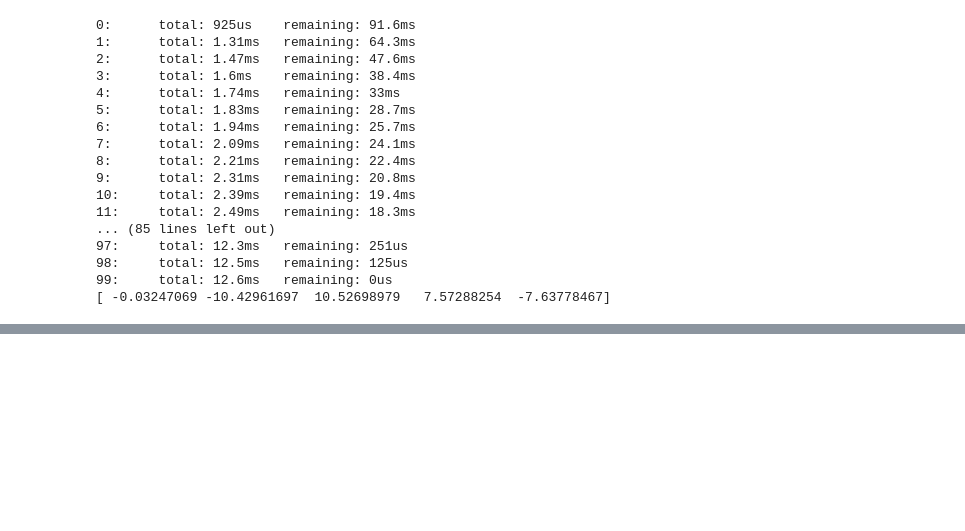
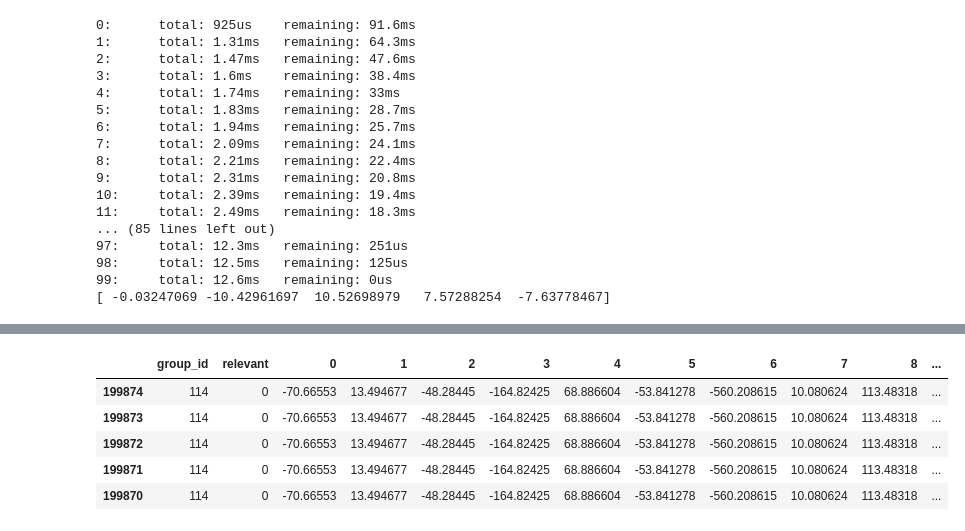
Before and after one commit to 9yx/matching, a Jupyter notebook: matching.ipynb, the cells around one changed output, grey strips where cells are left out. Saved outputs shown, nothing was run; the diff lists cells and outputs as text; code cells hidden in the pictures; blank space fills up the shorter version.

```diff
--- a/matching.ipynb
+++ b/matching.ipynb
@@ -916,0 +870,10 @@ CatBoostError: /src/catboost/catboost/private/libs/target/target_converter.cpp:3
+# %%
+dataset_rank = []
+for i, (neighbors, true_target) in enumerate(zip(I_train, df_train_y.values)):
+    for nei in neighbors:
+        if nei == i:
+            rank_value = {"index_in_base": i, "group_id": int(true_target.split('-')[0]), "relevant": 1}
+        else:
+            rank_value = {"index_in_base": i, "group_id": int(true_target.split('-')[0]), "relevant": 0}
+        dataset_rank.append(rank_value)
+rank_df = pd.DataFrame(dataset_rank)
@@ -916,0 +896,13 @@ CatBoostError: /src/catboost/catboost/private/libs/target/target_converter.cpp:3
+# %%
+joined_rows0 = df_base.iloc[rank_df['index_in_base']]
+rank_merged_df = rank_df.join(joined_rows0.reset_index(drop=True), rsuffix="train")
+rank_merged_df = rank_merged_df.drop(['index_in_base'], axis=1)
+rank_merged_df.sort_values(by=['group_id'], inplace=True)
+rank_merged_df.head()
+# %% [output]
+|  | group_id | relevant | 0 | 1 | 2 | 3 | 4 | 5 | 6 | 7 | 8 | ... |
+| 199874 | 114 | 0 | -70.66553 | 13.494677 | -48.28445 | -164.82425 | 68.886604 | -53.841278 | -560.208615 | 10.080624 | 113.48318 | ... |
+| 199873 | 114 | 0 | -70.66553 | 13.494677 | -48.28445 | -164.82425 | 68.886604 | -53.841278 | -560.208615 | 10.080624 | 113.48318 | ... |
+| 199872 | 114 | 0 | -70.66553 | 13.494677 | -48.28445 | -164.82425 | 68.886604 | -53.841278 | -560.208615 | 10.080624 | 113.48318 | ... |
+| 199871 | 114 | 0 | -70.66553 | 13.494677 | -48.28445 | -164.82425 | 68.886604 | -53.841278 | -560.208615 | 10.080624 | 113.48318 | ... |
+| 199870 | 114 | 0 | -70.66553 | 13.494677 | -48.28445 | -164.82425 | 68.886604 | -53.841278 | -560.208615 | 10.080624 | 113.48318 | ... |
```
Also changed, not shown: parts of 13 cells of this notebook.
